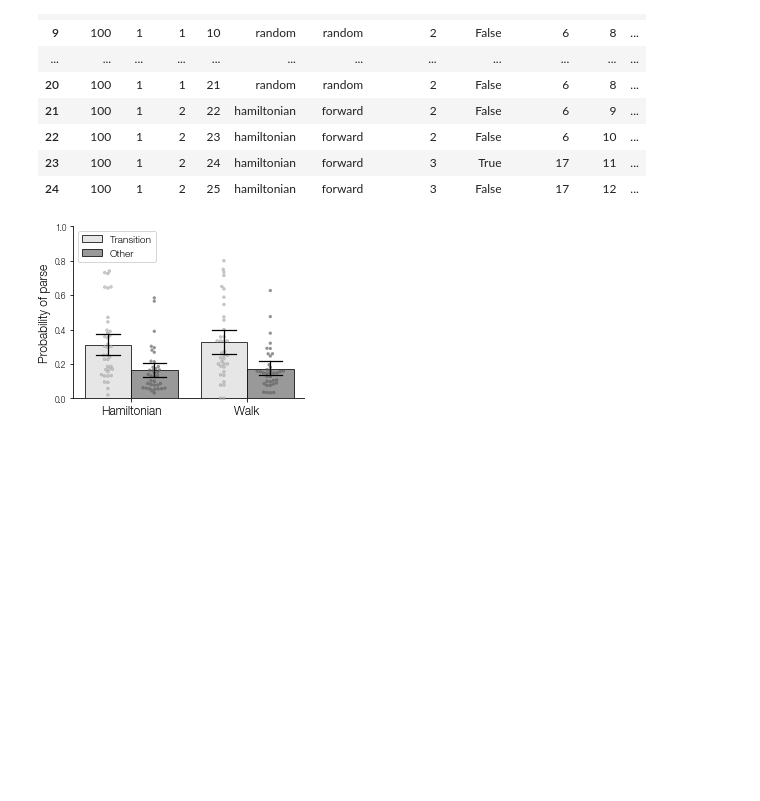
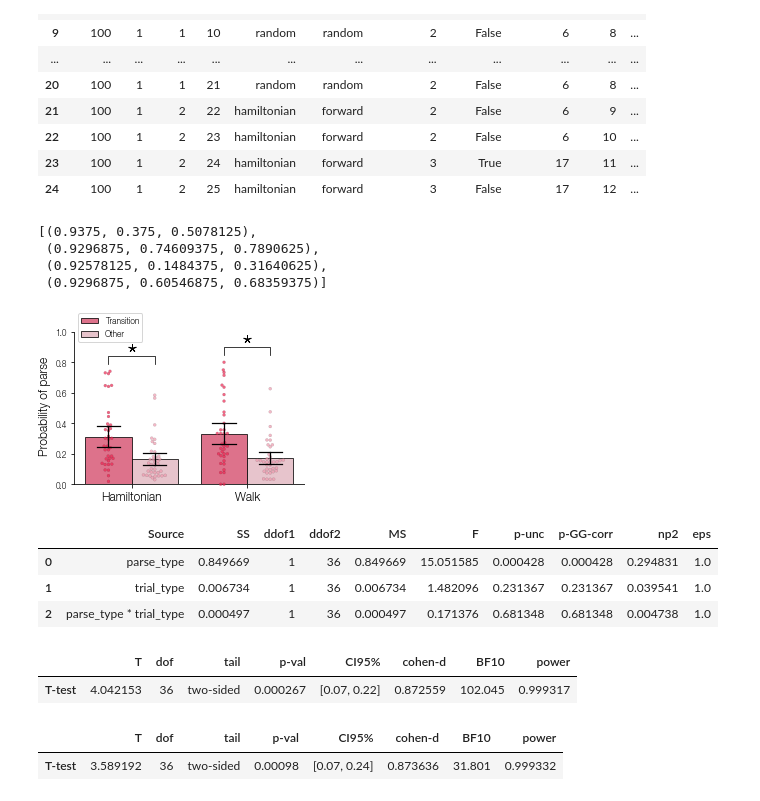
Before and after one commit to prestonlab/tesser, a Jupyter notebook: jupyter/plot_parse.ipynb, the cells around one changed output. Drawn from its saved outputs; the diff is of its cells as text; code cells hidden in the pictures; blank space fills up the shorter version.

```diff
--- a/jupyter/plot_parse.ipynb
+++ b/jupyter/plot_parse.ipynb
@@ -44,24 +45,64 @@ other_parse = (
 )
 results = pd.concat([trans_parse, other_parse], keys=['transition', 'other'])
 results.index.set_names('parse_type', level=0, inplace=True)
+results = results.reset_index()
+parse_type = results['parse_type'].astype('category')
+parse_type = parse_type.cat.set_categories(['transition', 'other'])
+results['parse_type'] = parse_type
+# %%
+# light = [(.9, .9, .9), (.6, .6, .6)]
+# dark = [(.7, .7, .7), (.4, .4, .4)]
+light = [
+    (240 / 256, 96 / 256, 130 / 256),
+    (238 / 256, 191 / 256, 202 / 256),
+]
+dark = [
+    (237 / 256, 38 / 256, 81 / 256),
+    (238 / 256, 155 / 256, 175 / 256),
+]
+sns.color_palette(light + dark)
+# %% [output]
+[(0.9375, 0.375, 0.5078125),
+ (0.9296875, 0.74609375, 0.7890625),
+ (0.92578125, 0.1484375, 0.31640625),
+ (0.9296875, 0.60546875, 0.68359375)]
 # %%
 fig, ax = plt.subplots(figsize=(4, 3))
-light = [(.9, .9, .9), (.6, .6, .6)]
-dark = [(.7, .7, .7), (.4, .4, .4)]
 statplot.plot_swarm_bar(
     results.reset_index(),
     x='trial_type',
     y='response',
     hue='parse_type',
     dodge=True,
     light=light,
     dark=dark,
     bar_kws={'capsize': .2},
     ax=ax,
 )
-ax.set(xticklabels=['Hamiltonian', 'Walk'], ylabel='Probability of parse', ylim=[0, 1])
+
+# plot significance bars
+x = sorted([p.get_x() + p.get_width() / 2 for p in ax.patches])
+y = results.groupby(['trial_type', 'parse_type'])['response'].max().to_list()
+statplot.plot_sig([x[0], x[1]], [y[0], y[1]], 0.05, ax=ax)
+statplot.plot_sig([x[2], x[3]], [y[2], y[3]], 0.05, ax=ax)
+
+ax.set(xticklabels=['Hamiltonian', 'Walk'], ylabel='Probability of parse', ylim=[0, 1.15])
 handles, labels = ax.get_legend_handles_labels()
-ax.legend(handles, ['Transition', 'Other']);
+ax.spines['left'].set_bounds(0, 1)
+ax.legend(handles, ['Transition', 'Other'], fontsize='small', loc='upper left');
+ax.yaxis.set_label_coords(-.1, 0.45)
 fig.savefig(os.path.join(fig_dir, 'parsing_transition.pdf'))
 # %% [output]
-[figure, old version]
+[figure, new version]
+# %%
+pg.rm_anova(
+    data=results,
+    dv='response',
+    within=['parse_type', 'trial_type'],
+    subject='subject',
+)
+# %% [output]
+|  | Source | SS | ddof1 | ddof2 | MS | F | p-unc | p-GG-corr | np2 | eps |
+| 0 | parse_type | 0.849669 | 1 | 36 | 0.849669 | 15.051585 | 0.000428 | 0.000428 | 0.294831 | 1.0 |
+| 1 | trial_type | 0.006734 | 1 | 36 | 0.006734 | 1.482096 | 0.231367 | 0.231367 | 0.039541 | 1.0 |
+| 2 | parse_type * trial_type | 0.000497 | 1 | 36 | 0.000497 | 0.171376 | 0.681348 | 0.681348 | 0.004738 | 1.0 |
@@ -68,3 +116,13 @@ fig.savefig(os.path.join(fig_dir, 'parsing_transition.pdf'))
+# %%
+pg.ttest(pivot[('hamiltonian', 'transition')], pivot[('hamiltonian', 'other')], paired=True)
+# %% [output]
+|  | T | dof | tail | p-val | CI95% | cohen-d | BF10 | power |
+| T-test | 4.042153 | 36 | two-sided | 0.000267 | [0.07, 0.22] | 0.872559 | 102.045 | 0.999317 |
+# %%
+pg.ttest(pivot[('random', 'transition')], pivot[('random', 'other')], paired=True)
+# %% [output]
+|  | T | dof | tail | p-val | CI95% | cohen-d | BF10 | power |
+| T-test | 3.589192 | 36 | two-sided | 0.00098 | [0.07, 0.24] | 0.873636 | 31.801 | 0.999332 |
 # %%
 %load_ext watermark
 %watermark -v -iv
```
Also changed, not shown: parts of 3 cells of this notebook, 2 other files.
